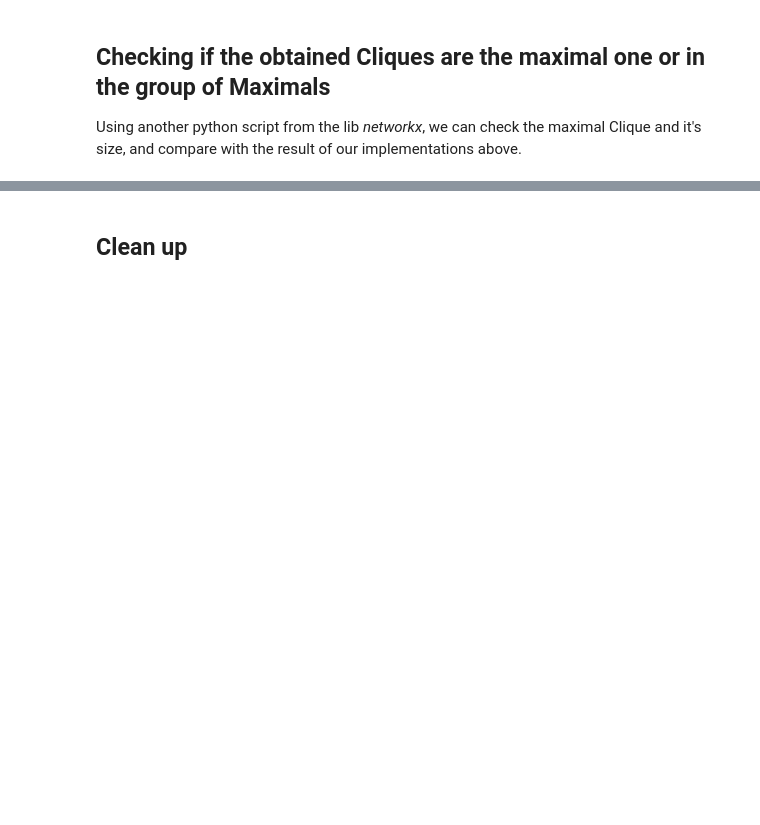
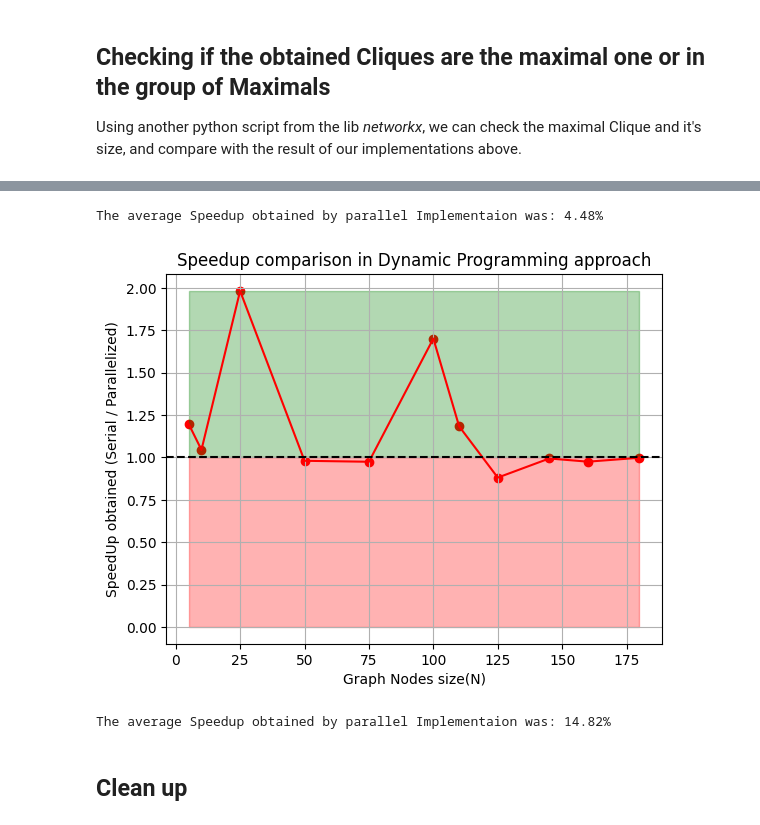
Before and after one commit to matheus-1618/Maximal-Clique-Problem, a Jupyter notebook: src/Report.ipynb, the cells around one changed output, grey strips where cells are left out. Drawn from its saved outputs; the diff is of its cells as text; code cells hidden in the pictures; blank space fills up the shorter version.

```diff
--- a/src/Report.ipynb
+++ b/src/Report.ipynb
@@ -199,3 +823,37 @@ Densely connected graph generated and saved in 'implementations/graph.txt'.
+# %%
+speedup = np.array(exaustive) / np.array(exaustive_parallel)
+average_speedup = np.mean(speedup)
+
+# Calculate the average speedup percentage
+average_speedup_percentage = ((average_speedup - 1) / average_speedup) * 100
+print(f"The average Speedup obtained by parallel Implementaion was: {average_speedup_percentage:.2f}%")
+# %% [output]
+The average Speedup obtained by parallel Implementaion was: 4.48%
+# %%
+plt.scatter(tamanhos,np.array(dynamic) / np.array(dynamic_paralell),c="r")
+plt.plot(tamanhos,np.array(dynamic) / np.array(dynamic_paralell),color="red")
+
+plt.title("Speedup comparison in Dynamic Programming approach")
+plt.xlabel("Graph Nodes size(N)")
+plt.ylabel("SpeedUp obtained (Serial / Parallelized)")
+plt.axhline(y=1, color='black', linestyle='--', label='Baseline (Speedup = 1)')
+midpoint = len(tamanhos) // 2
+speedup = np.array(dynamic) / np.array(dynamic_paralell)
+plt.fill_between(tamanhos, 1, max(speedup), color='green', alpha=0.3, label='Fill Region')
+plt.fill_between(tamanhos, 0, 1, color='red', alpha=0.3, label='Fill Region')
+#plt.ylim([0.5,1.5])
+plt.grid(True)
+plt.show()
+# %% [output]
+[figure, added]
+# %%
+average_speedup = np.mean(speedup)
+
+# Calculate the average speedup percentage
+average_speedup_percentage = ((average_speedup - 1) / average_speedup) * 100
+print(f"The average Speedup obtained by parallel Implementaion was: {average_speedup_percentage:.2f}%")
+# %% [output]
+The average Speedup obtained by parallel Implementaion was: 14.82%
 # %% [markdown]
 ## Clean up
 # %%
```
Also changed, not shown: parts of 23 cells of this notebook.
